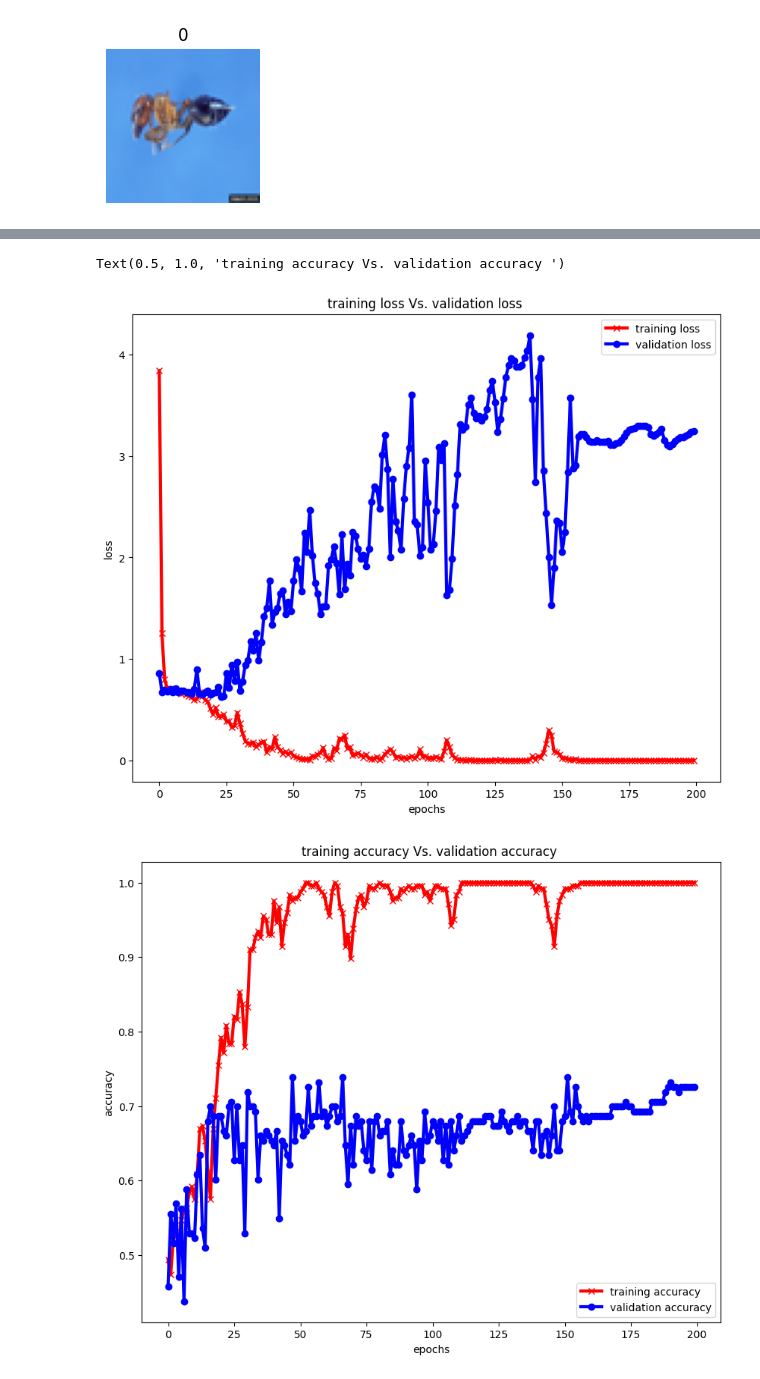
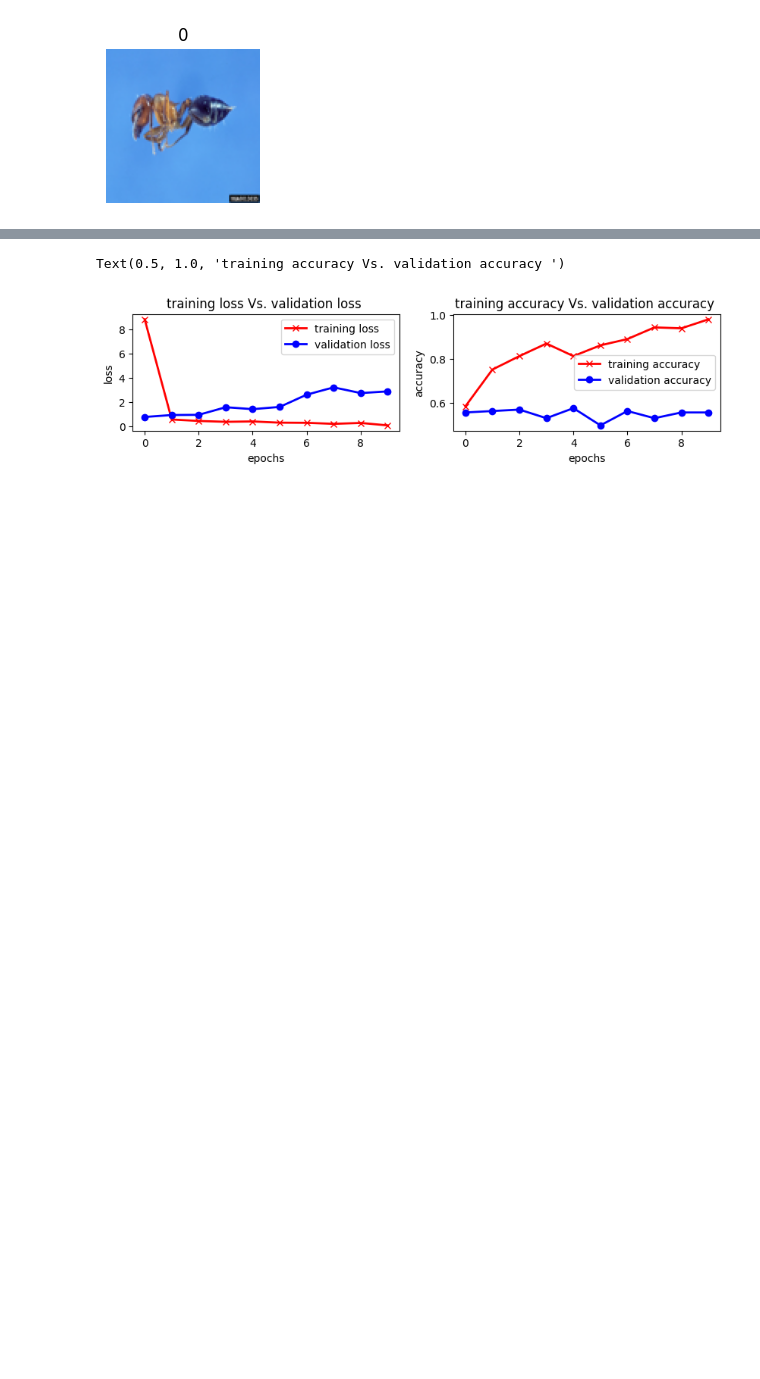
Before and after one commit to H-devigner/deep_learning_projects, a Jupyter notebook: Hymenoptera_with_CNN.ipynb, the cells around one changed output, grey strips where cells are left out. Cells and saved outputs as stored; diff of their text form; code cells hidden in the pictures; blank space fills up the shorter version.

```diff
--- a/Hymenoptera_with_CNN.ipynb
+++ b/Hymenoptera_with_CNN.ipynb
@@ -20,7 +20,7 @@ def load_images_from_folder(folder_path):
       for file in os.listdir(subfolder_2_path):
         image_path = os.path.join(subfolder_2_path, file)
         try:
-          image = Image.open(image_path).convert('RGB').resize((64, 64))
+          image = Image.open(image_path).convert('RGB').resize((100, 100))
           image = np.array(image)
           if iteration == 0:
             train_images.append(image)
@@ -62,19 +62,13 @@ Text(0.5, 1.0, '0')
 from tensorflow.keras.models import Sequential
 from tensorflow.keras.layers import Dense, Flatten, Convolution2D, MaxPooling2D, Dropout
 
-input_shape = (64, 64, 3)
+input_shape = (100, 100, 3)
 model = Sequential()
-model.add(Convolution2D(filters=64, kernel_size=(7, 7), activation='relu', input_shape=input_shape))
-model.add(MaxPooling2D(pool_size=(3, 3)))
-model.add(Convolution2D(filters=64, kernel_size=(5, 5), activation='relu'))
-model.add(MaxPooling2D(pool_size=(3, 3)))
-model.add(Convolution2D(filters=64, kernel_size=(3, 3), activation='relu'))
-model.add(MaxPooling2D(pool_size=(3, 3)))
+model.add(Convolution2D(filters=32, kernel_size=(7, 7), activation='relu', input_shape=input_shape))
+model.add(MaxPooling2D(pool_size=(5, 5)))
 model.add(Flatten())
+model.add(Dense(units=256, activation='relu'))
 model.add(Dense(units=128, activation='relu'))
-model.add(Dropout(0.3))
-model.add(Dense(units=64, activation='relu'))
-model.add(Dropout(0.2))
 model.add(Dense(units=1, activation='sigmoid'))
 # %%
 model.compile(
@@ -82,5 +76,5 @@ model.compile(
   optimizer=tensorflow.keras.optimizers.Adam(),
   metrics=['accuracy'])
 # %%
-history = model.fit(train_images, train_labels, batch_size=32, epochs=200, validation_data=(test_images, test_labels))
+history = model.fit(train_images, train_labels, batch_size=5, epochs=10, validation_data=(test_images, test_labels), shuffle=True)
 # %% [output]
@@ -104,25 +101,25 @@ Epoch 200/200
 # %%
 # training curves
 # training loss Vs. validation loss
-plt.figure(figsize=(10, 8))
+plt.figure(figsize=(10, 2))
+plt.subplot(1, 2, 1)
 plt.xlabel('epochs')
 plt.ylabel('loss')
-plt.plot(history.history['loss'], marker='x', color='red', linewidth=3)
-plt.plot(history.history['val_loss'], marker='o', color='blue', linewidth=3)
+plt.plot(history.history['loss'], marker='x', color='red', linewidth=2)
+plt.plot(history.history['val_loss'], marker='o', color='blue', linewidth=2)
 plt.legend(['training loss', 'validation loss'])
 plt.title('training loss Vs. validation loss ')
 # accuracy
-plt.figure(figsize=(10, 8))
+plt.subplot(1, 2, 2)
 plt.xlabel('epochs')
 plt.ylabel('accuracy')
-plt.plot(history.history['accuracy'], marker='x', color='red', linewidth=3)
-plt.plot(history.history['val_accuracy'], marker='o', color='blue', linewidth=3)
+plt.plot(history.history['accuracy'], marker='x', color='red', linewidth=2)
+plt.plot(history.history['val_accuracy'], marker='o', color='blue', linewidth=2)
 plt.legend(['training accuracy', 'validation accuracy'])
 plt.title('training accuracy Vs. validation accuracy ')
 # %% [output]
 Text(0.5, 1.0, 'training accuracy Vs. validation accuracy ')
-[figure, old version]
+[figure, new version]
-[figure, removed]
 # %%
 loss, accuracy = model.evaluate(test_images, test_labels)
 # %% [output]
```
Also changed, not shown: parts of 5 cells of this notebook.
